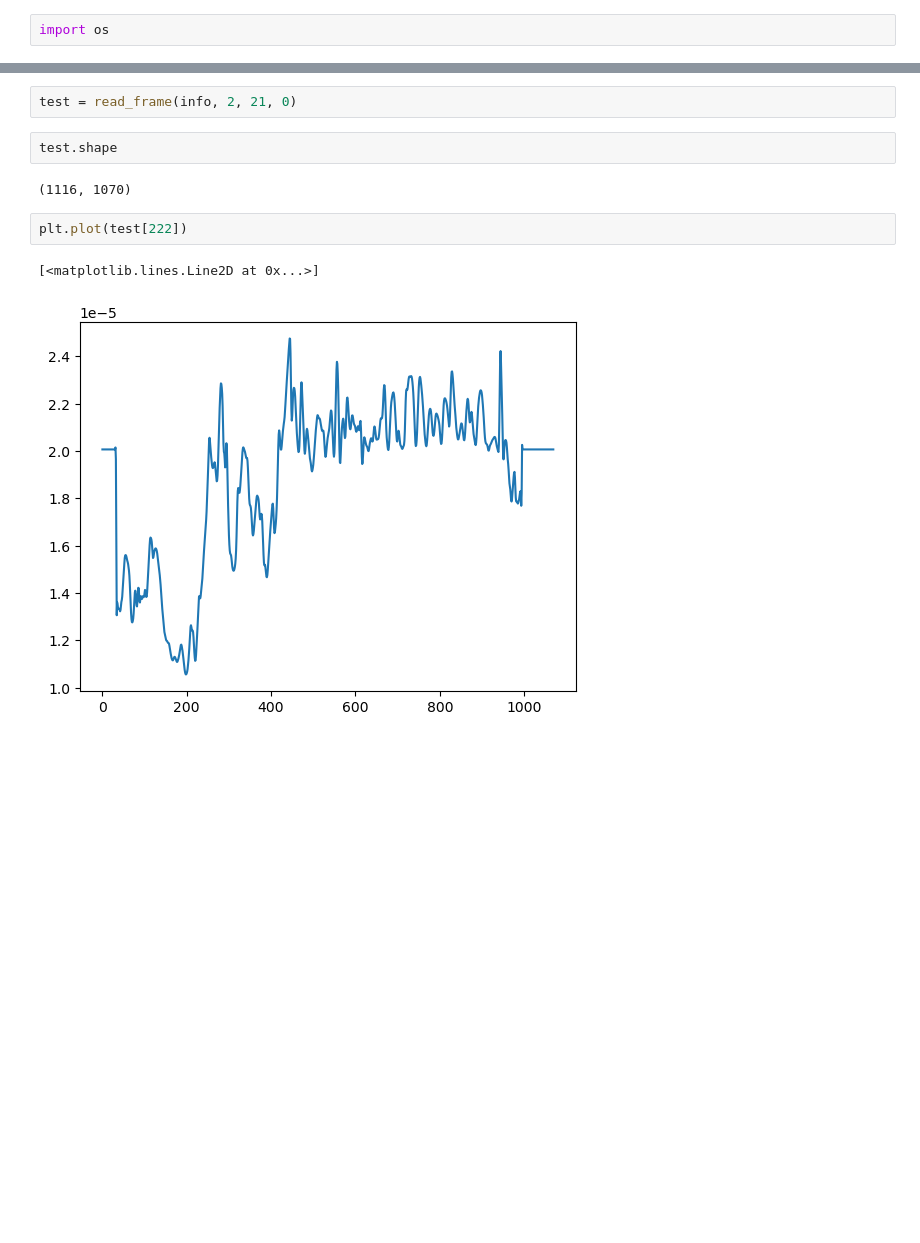
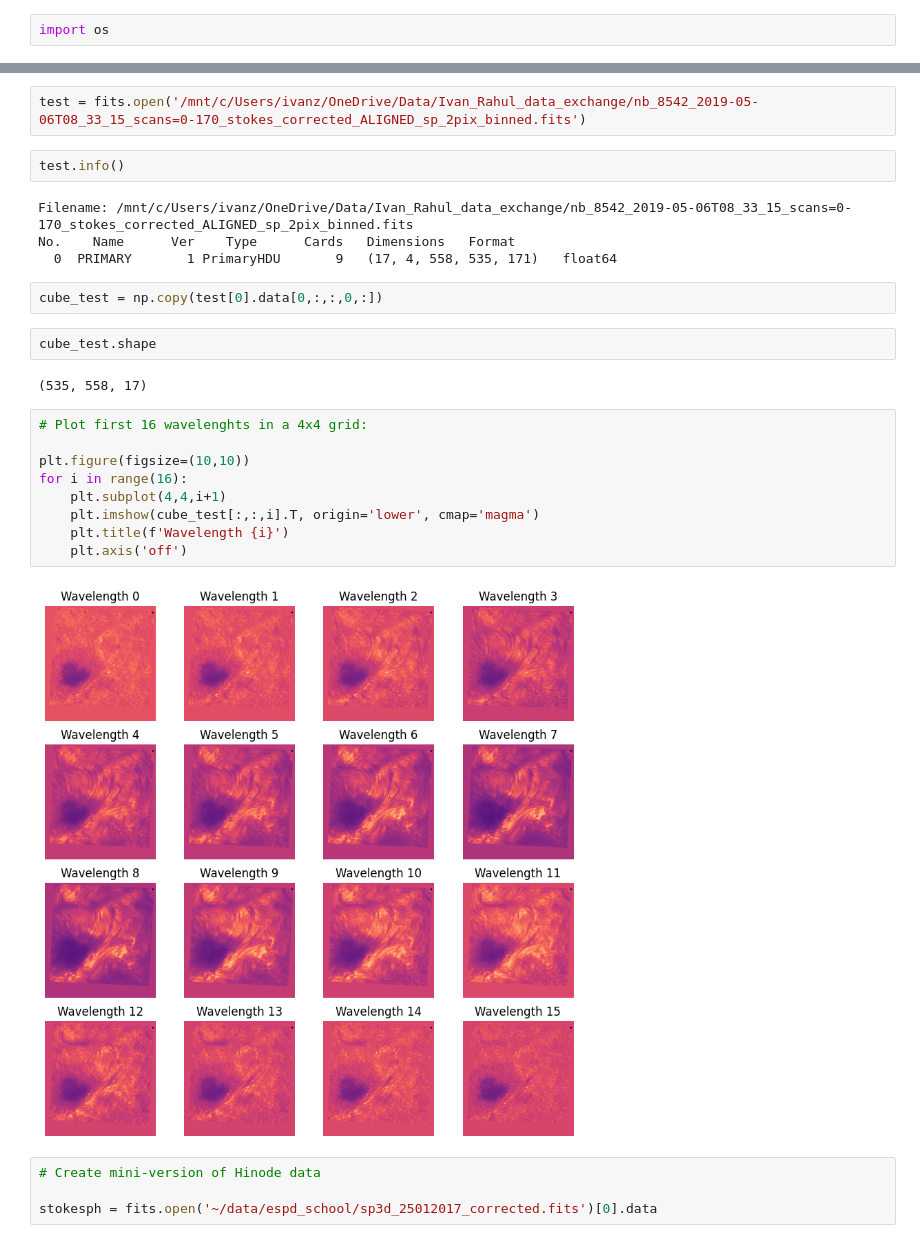
Before and after one commit to ivanzmilic/espd_2026_spectral_lines, a Jupyter notebook: explore_sst.ipynb, the cells around one changed output, grey strips where cells are left out. Cells and saved outputs as stored; diff of their text form; blank space fills up the shorter version.

```diff
--- a/explore_sst.ipynb
+++ b/explore_sst.ipynb
@@ -123,11 +11,29 @@ nx=1070, ny=1116, ns=4, nt=171, nlambda=15
+# %%
+test = fits.open('/mnt/c/Users/ivanz/OneDrive/Data/Ivan_Rahul_data_exchange/nb_8542_2019-05-06T08_33_15_scans=0-170_stokes_corrected_ALIGNED_sp_2pix_binned.fits')
 # %%
-test = read_frame(info, 2, 21, 0)
+test.info()
+# %% [output]
+Filename: /mnt/c/Users/ivanz/OneDrive/Data/Ivan_Rahul_data_exchange/nb_8542_2019-05-06T08_33_15_scans=0-170_stokes_corrected_ALIGNED_sp_2pix_binned.fits
+No.    Name      Ver    Type      Cards   Dimensions   Format
+  0  PRIMARY       1 PrimaryHDU       9   (17, 4, 558, 535, 171)   float64
+# %%
+cube_test = np.copy(test[0].data[0,:,:,0,:])
 # %%
-test.shape
+cube_test.shape
 # %% [output]
-(1116, 1070)
+(535, 558, 17)
-# %%
-plt.plot(test[222])
-# %% [output]
-[<matplotlib.lines.Line2D at 0x...>]
-[figure, removed]
+# %%
+# Plot first 16 wavelenghts in a 4x4 grid:
+
+plt.figure(figsize=(10,10))
+for i in range(16):
+    plt.subplot(4,4,i+1)
+    plt.imshow(cube_test[:,:,i].T, origin='lower', cmap='magma')
+    plt.title(f'Wavelength {i}')
+    plt.axis('off')
+# %% [output]
+[figure, added]
+# %%
+# Create mini-version of Hinode data
+
+stokesph = fits.open('~/data/espd_school/sp3d_25012017_corrected.fits')[0].data
```
Also changed, not shown: parts of 9 cells of this notebook.
